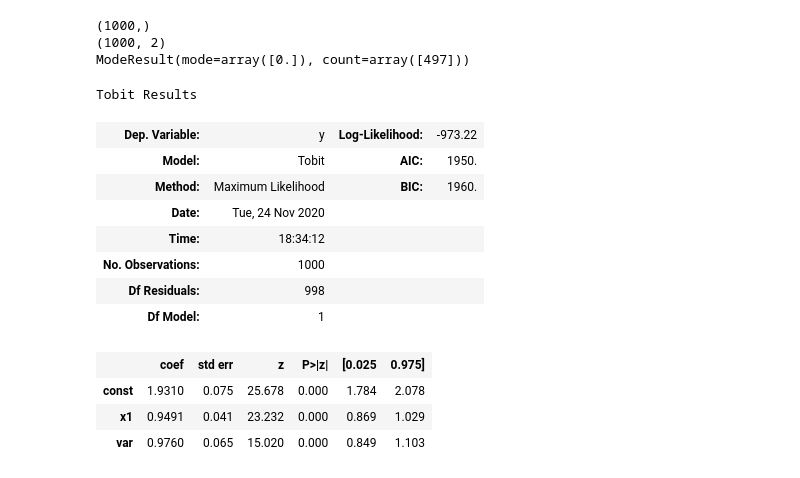
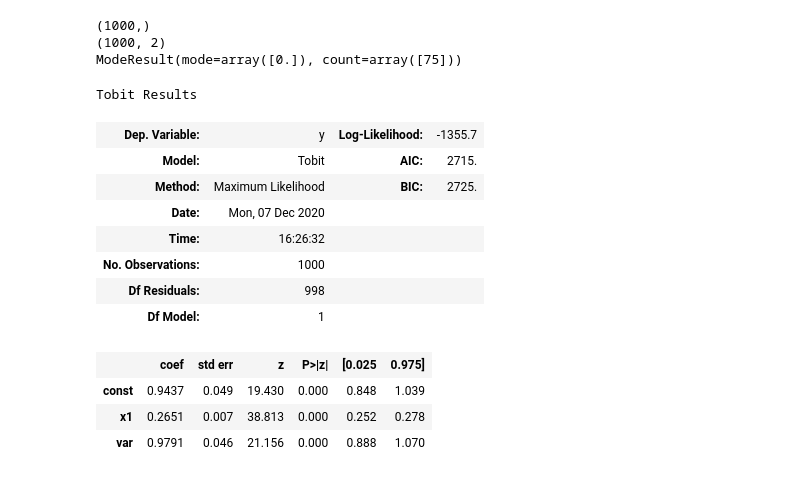
Before and after one commit to ericschulman/testing, a Jupyter notebook: missing/plots_cc.ipynb, the cells around one changed output. Cells and saved outputs as stored; diff of their text form; code cells hidden in the pictures.

Commit message:
fixed tobit ex

```diff
--- a/missing/plots_cc.ipynb
+++ b/missing/plots_cc.ipynb
@@ -9,8 +9,8 @@ import matplotlib.pyplot as plt
 import statsmodels.api as sm
 from statsmodels.base.model import GenericLikelihoodModel
 # %%
-beta0 = 2.
-beta1 = 1.
+beta0 = 1.
+beta1 = .25
 
 def gen_data(beta0=beta0,beta1=beta1):
     nobs = 1000
@@ -19,7 +19,7 @@ def gen_data(beta0=beta0,beta1=beta1):
 
     epsilon = stats.norm.rvs(loc=0,scale=sigma,size=nobs)
     #censor data below x<0?
-    x = stats.norm.rvs(loc=-2,scale=1,size=nobs)
+    x = stats.norm.rvs(loc=5,scale=5,size=nobs)
     y = beta0+ beta1*x + epsilon
 
     #censor
@@ -34,7 +34,7 @@ print(scipy.stats.mode(yn))
 # %% [output]
 (1000,)
 (1000, 2)
-ModeResult(mode=array([0.]), count=array([497]))
+ModeResult(mode=array([0.]), count=array([75]))
 # %%
 np.random.seed()
 yn,xn,nobs = gen_data()
@@ -55,42 +55,82 @@ class Tobit(GenericLikelihoodModel):
         x = self.exog
         m = 1*(self.endog == 0) #missingness
 
         beta = params[0:-1]
         sigma2 = max(params[-1],1e-3)
 
         mu_y = np.matmul(x,beta)
 
         pr_y = stats.norm.logpdf( y, loc = mu_y, scale=np.sqrt(sigma2))
+
+
+        #if complete case, assign pr missing to all observations...
         pr_m = np.log(max(m.mean(),1e-4))
-
         if not self.cc:
             pr_m = stats.norm.logcdf( y, loc = mu_y, scale=np.sqrt(sigma2))
 
+        #we're done if ols
         if self.ols:
             return pr_y
         else:
             ll = (1-m)*pr_y + m*pr_m
             return ll
 
+    def score(self, params):
+        y = self.endog
+        x = self.exog
+        m = 1*(self.endog == 0) #missingness
+        m_x = np.repeat(m,x.shape[1]).reshape(x.shape)
+
+        if ols: #if OLS use all the data...
+            m, m_x = np.ones(y.shape), np.ones(x.shape)
+
+
+        b = params[0:-1]
+        sigma2 = max(params[-1],1e-3)
+        s =  np.sqrt(sigma2)
+
+        beta_jac = np.zeros(len(b))
+        sigma_jac = 0
+
+        #for censored
+        if not cc and not ols:
+            left_stats = (y - np.dot(x, b)) / s
+            l_pdf = scipy.stats.norm.logpdf(left_stats)
+            l_cdf = scipy.stats.norm.logcdf(left_stats)
+            left_frac = np.exp(l_pdf - l_cdf)
+            beta_left = np.dot(left_frac*m, x*m_x / s)
+            beta_jac -= beta_left
+            left_sigma = np.dot(left_frac*m, left_stats*m)
+            sigma_jac -= left_sigma
+
+        #for non-censored
+        mid_stats = (y - np.dot(x, b)) / s
+        beta_mid = np.dot(mid_stats*(1-m), x*(1-m_x) / s)
+        beta_jac += beta_mid
+        mid_sigma = ((np.square(mid_stats) - 1)*(1-m)).sum()
+        sigma_jac += mid_sigma
+
+        combo_jac = np.append(beta_jac, sigma_jac / (2*s) )  # by chain rule, since the expression above is dloglik/dlogsigma
+        return combo_jac
 
 
 model1 =  Tobit(yn,sm.add_constant(xn))
 model1_fit = model1.fit(disp=False)
 model1_fit.summary()
 # %% [output]
 Tobit Results
-| Dep. Variable: | y | Log-Likelihood: | -973.22 |
-| Model: | Tobit | AIC: | 1950. |
-| Method: | Maximum Likelihood | BIC: | 1960. |
-| Date: | Tue, 24 Nov 2020 |  |  |
-| Time: | 18:34:12 |  |  |
+| Dep. Variable: | y | Log-Likelihood: | -1355.7 |
+| Model: | Tobit | AIC: | 2715. |
+| Method: | Maximum Likelihood | BIC: | 2725. |
+| Date: | Mon, 07 Dec 2020 |  |  |
+| Time: | 16:26:32 |  |  |
 | No. Observations: | 1000 |  |  |
 | Df Residuals: | 998 |  |  |
 | Df Model: | 1 |  |  |
 |  | coef | std err | z | P>|z| | [0.025 | 0.975] |
-| const | 1.9310 | 0.075 | 25.678 | 0.000 | 1.784 | 2.078 |
-| x1 | 0.9491 | 0.041 | 23.232 | 0.000 | 0.869 | 1.029 |
-| var | 0.9760 | 0.065 | 15.020 | 0.000 | 0.849 | 1.103 |
+| const | 0.9437 | 0.049 | 19.430 | 0.000 | 0.848 | 1.039 |
+| x1 | 0.2651 | 0.007 | 38.813 | 0.000 | 0.252 | 0.278 |
+| var | 0.9791 | 0.046 | 21.156 | 0.000 | 0.888 | 1.070 |
 # %%
 model3 = sm.OLS(yn,sm.add_constant(xn))
 model3_fit = model3.fit()
```
Also changed, not shown: parts of 5 cells of this notebook, 1 other file.
